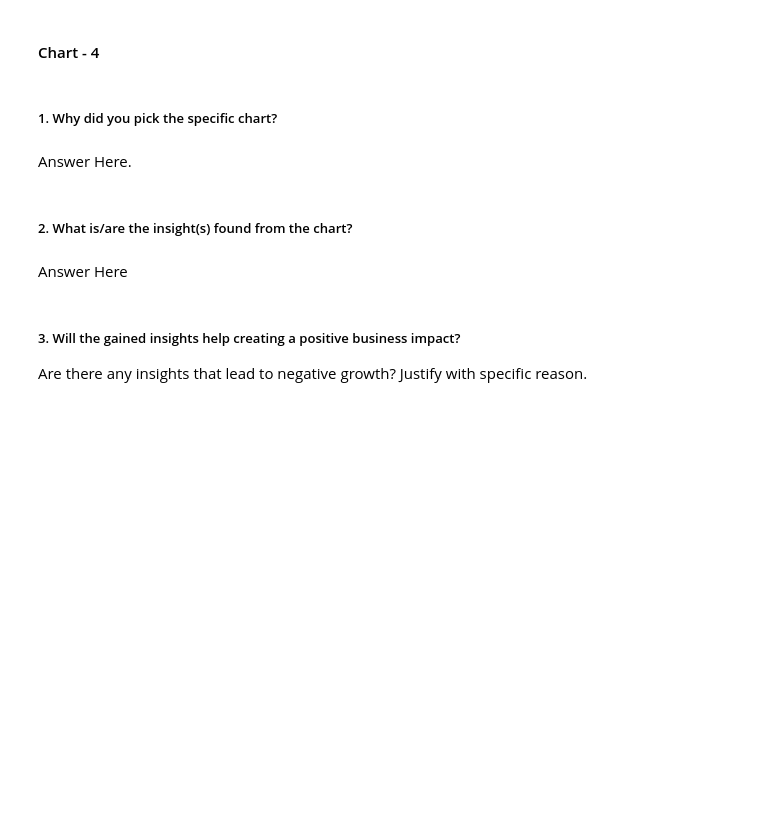
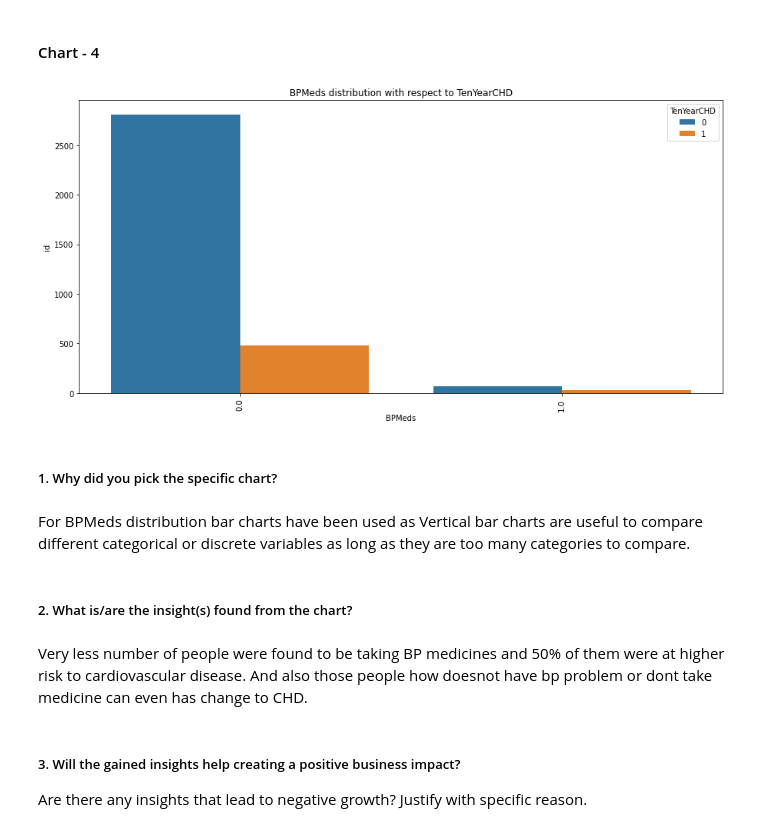
Before and after one commit to Sridharpadhy/Cardiovascular-Risk-Prediction, a Jupyter notebook: Sridhar_ML_Classification_Capstone_Project_Cardiovascular_Risk_Prediction_.ipynb, the cells around one changed output. Drawn from its saved outputs; the diff is of its cells as text; code cells hidden in the pictures; blank space fills up the shorter version.

```diff
--- a/Sridhar_ML_Classification_Capstone_Project_Cardiovascular_Risk_Prediction_.ipynb
+++ b/Sridhar_ML_Classification_Capstone_Project_Cardiovascular_Risk_Prediction_.ipynb
@@ -237,14 +521,17 @@ Answer Here
 #### Chart - 4
 # %%
 # Chart - 4 visualization code
+bar_wrt_Target('BPMeds')
+# %% [output]
+[figure, added]
 # %% [markdown]
 ##### 1. Why did you pick the specific chart?
-# %% [markdown]
-Answer Here.
+# %% [markdown]
+For BPMeds distribution bar charts have been used as Vertical bar charts are useful to compare different categorical or discrete variables as long as they are too many categories to compare.
 # %% [markdown]
 ##### 2. What is/are the insight(s) found from the chart?
-# %% [markdown]
-Answer Here
+# %% [markdown]
+ Very less number of people were found to be taking BP medicines and 50% of them were at higher risk to cardiovascular disease. And also those people how doesnot have bp problem or dont take medicine can even has change to CHD.
 # %% [markdown]
 ##### 3. Will the gained insights help creating a positive business impact?
 Are there any insights that lead to negative growth? Justify with specific reason.
```
Also changed, not shown: parts of 126 cells of this notebook.
